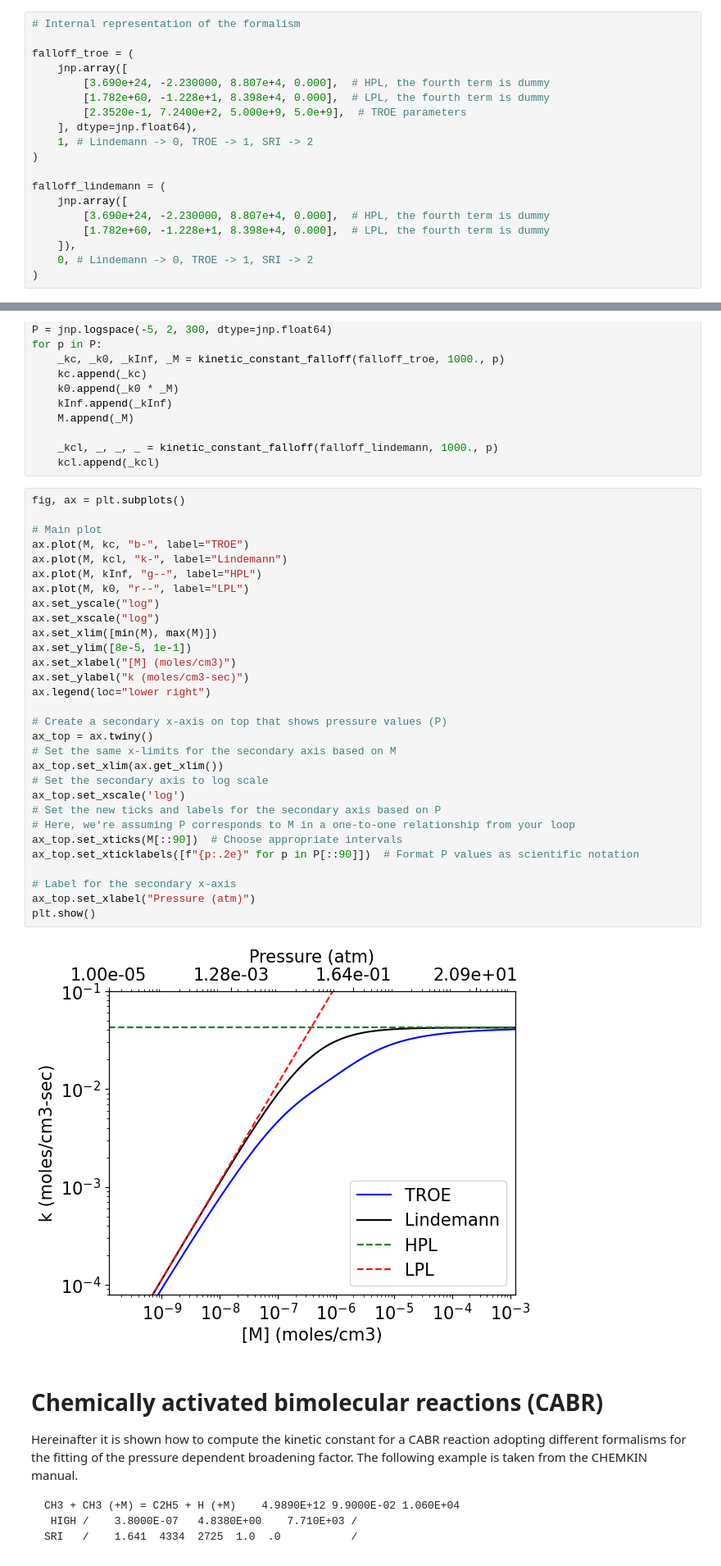
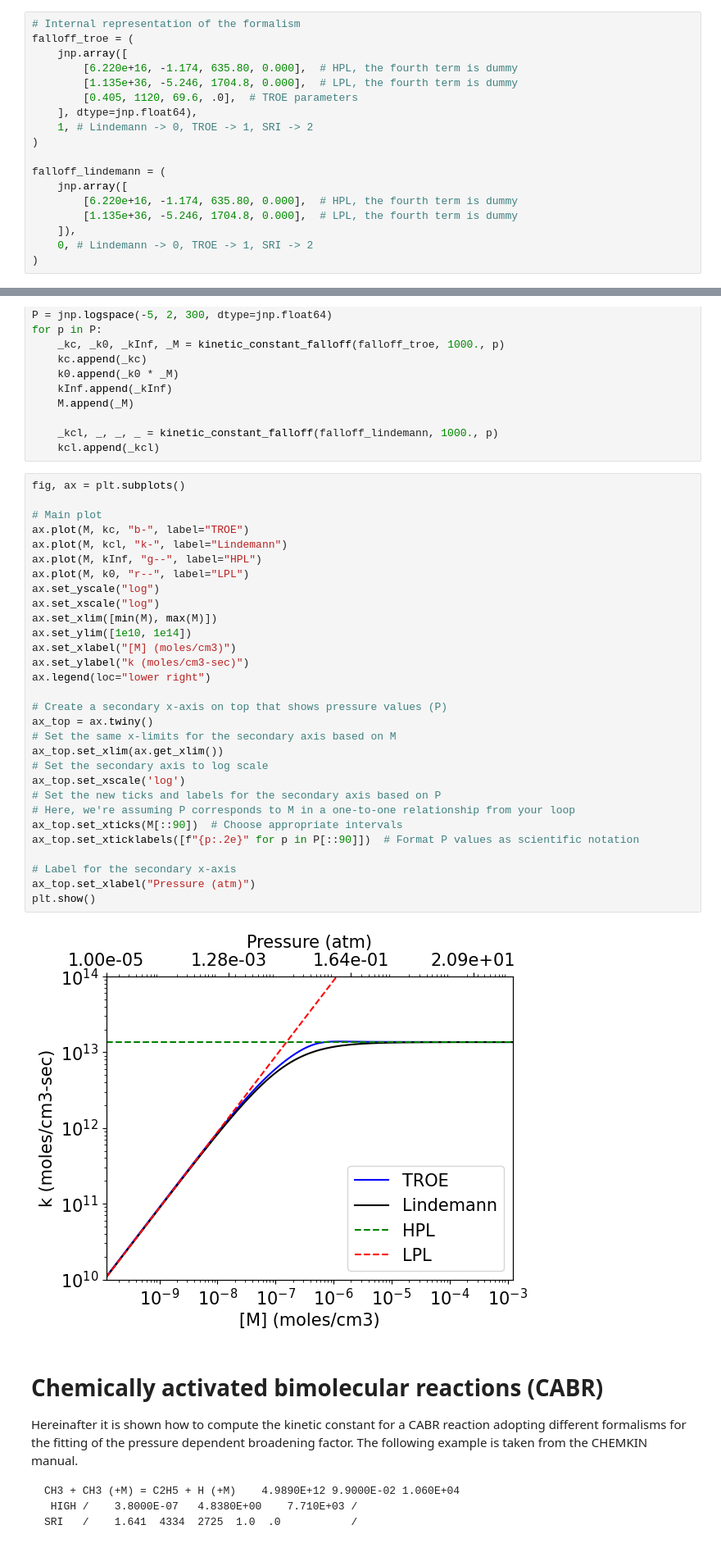
Before and after one commit to tdinelli/diffPLOG2TROE, a Jupyter notebook: examples/KineticConstants.ipynb, the cells around one changed output, grey strips where cells are left out. Shown at 82% size. Drawn from its saved outputs; the diff is of its cells as text.

````diff
--- a/examples/KineticConstants.ipynb
+++ b/examples/KineticConstants.ipynb
@@ -29,20 +26,19 @@ TROE/    0.405  1120.  69.6  0.000      /
 ```
 # %%
 # Internal representation of the formalism
-
 falloff_troe = (
     jnp.array([
-        [3.690e+24, -2.230000, 8.807e+4, 0.000],  # HPL, the fourth term is dummy
-        [1.782e+60, -1.228e+1, 8.398e+4, 0.000],  # LPL, the fourth term is dummy
-        [2.3520e-1, 7.2400e+2, 5.000e+9, 5.0e+9],  # TROE parameters
+        [6.220e+16, -1.174, 635.80, 0.000],  # HPL, the fourth term is dummy
+        [1.135e+36, -5.246, 1704.8, 0.000],  # LPL, the fourth term is dummy
+        [0.405, 1120, 69.6, .0],  # TROE parameters
     ], dtype=jnp.float64),
     1, # Lindemann -> 0, TROE -> 1, SRI -> 2
 )
 
 falloff_lindemann = (
     jnp.array([
-        [3.690e+24, -2.230000, 8.807e+4, 0.000],  # HPL, the fourth term is dummy
-        [1.782e+60, -1.228e+1, 8.398e+4, 0.000],  # LPL, the fourth term is dummy
+        [6.220e+16, -1.174, 635.80, 0.000],  # HPL, the fourth term is dummy
+        [1.135e+36, -5.246, 1704.8, 0.000],  # LPL, the fourth term is dummy
     ]),
     0, # Lindemann -> 0, TROE -> 1, SRI -> 2
 )
@@ -67,35 +63,35 @@ for p in P:
 # %%
 fig, ax = plt.subplots()
 
 # Main plot
 ax.plot(M, kc, "b-", label="TROE")
 ax.plot(M, kcl, "k-", label="Lindemann")
 ax.plot(M, kInf, "g--", label="HPL")
 ax.plot(M, k0, "r--", label="LPL")
 ax.set_yscale("log")
 ax.set_xscale("log")
 ax.set_xlim([min(M), max(M)])
-ax.set_ylim([8e-5, 1e-1])
+ax.set_ylim([1e10, 1e14])
 ax.set_xlabel("[M] (moles/cm3)")
 ax.set_ylabel("k (moles/cm3-sec)")
 ax.legend(loc="lower right")
 
 # Create a secondary x-axis on top that shows pressure values (P)
 ax_top = ax.twiny()
 # Set the same x-limits for the secondary axis based on M
 ax_top.set_xlim(ax.get_xlim())
 # Set the secondary axis to log scale
 ax_top.set_xscale('log')
 # Set the new ticks and labels for the secondary axis based on P
 # Here, we're assuming P corresponds to M in a one-to-one relationship from your loop
 ax_top.set_xticks(M[::90])  # Choose appropriate intervals
 ax_top.set_xticklabels([f"{p:.2e}" for p in P[::90]])  # Format P values as scientific notation
 
 # Label for the secondary x-axis
 ax_top.set_xlabel("Pressure (atm)")
 plt.show()
 # %% [output]
-[figure, old version]
+[figure, new version]
 # %% [markdown]
 # Chemically activated bimolecular reactions (CABR)
 Hereinafter it is shown how to compute the kinetic constant for a CABR reaction adopting different formalisms for the fitting of the pressure dependent broadening factor. The following example is taken from the CHEMKIN manual.
````
Also changed, not shown: parts of 1 cell of this notebook, 6 other files.
